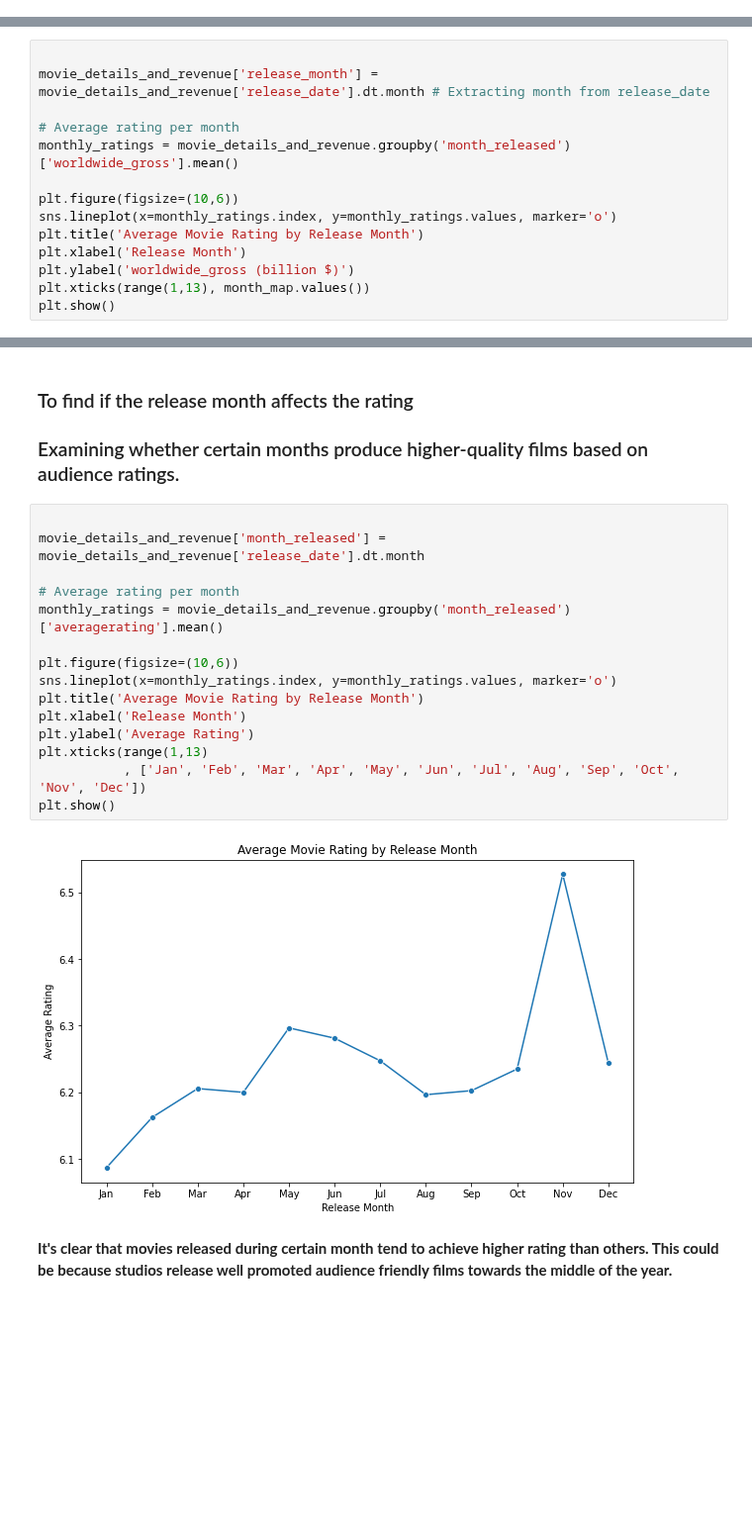
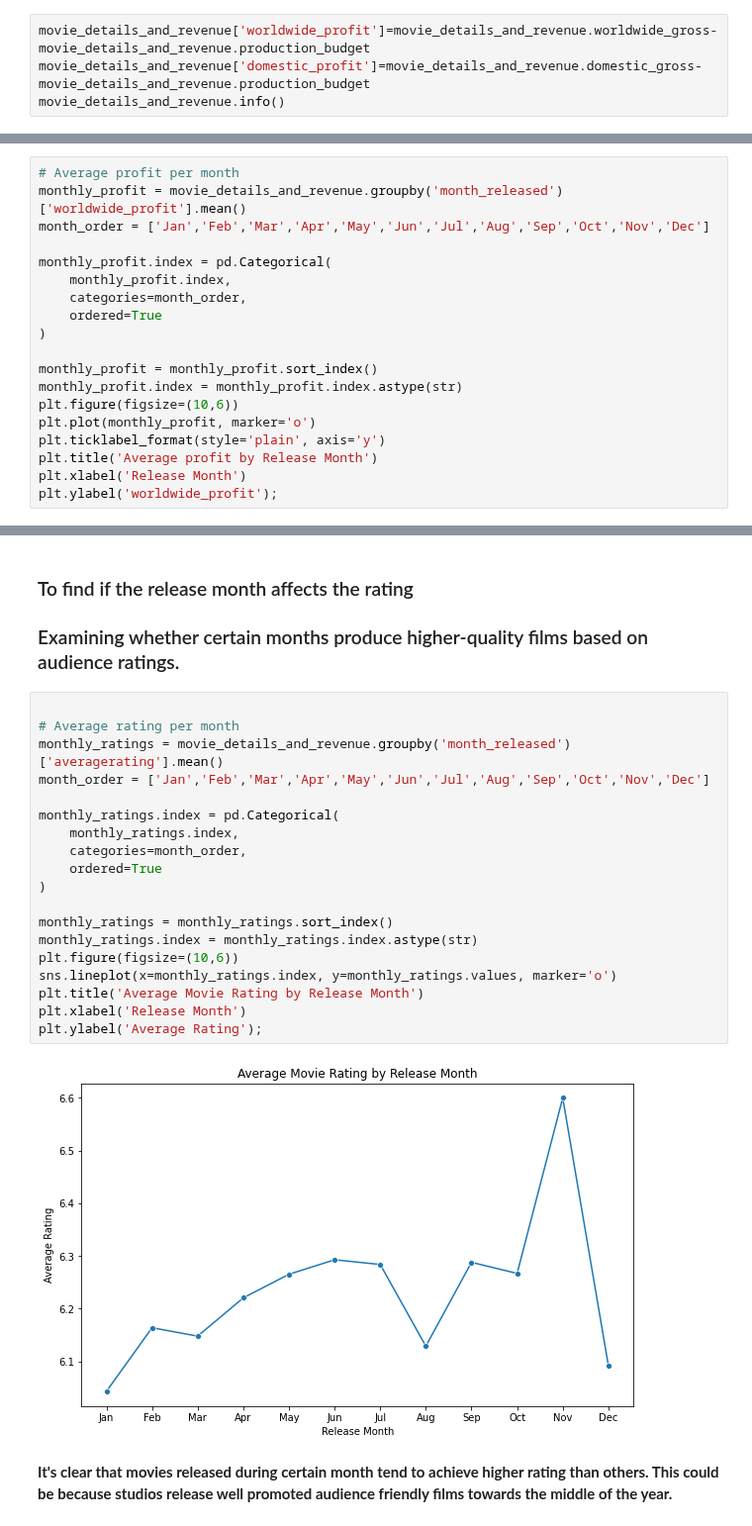
Before and after one commit to Graham-49/Phase2-project, a Jupyter notebook: index.ipynb, the cells around one changed output, grey strips where cells are left out. Shown at 99% size. Cells and saved outputs as stored; diff of their text form; blank space fills up the shorter version.

```diff
--- a/index.ipynb
+++ b/index.ipynb
@@ -219,2 +257,6 @@ plt.tight_layout();
 # %% [markdown]
 **A mix of adventure, Drama, Sport and also a mix of Fantasy, Romance seem to yield high profit domestically and worldwide.**
+# %%
+movie_details_and_revenue['worldwide_profit']=movie_details_and_revenue.worldwide_gross-movie_details_and_revenue.production_budget
+movie_details_and_revenue['domestic_profit']=movie_details_and_revenue.domestic_gross-movie_details_and_revenue.production_budget
+movie_details_and_revenue.info()
@@ -385,15 +429,20 @@ memory usage: 322.6+ KB
 # %%
+# Average profit per month
+monthly_profit = movie_details_and_revenue.groupby('month_released')['worldwide_profit'].mean()
+month_order = ['Jan','Feb','Mar','Apr','May','Jun','Jul','Aug','Sep','Oct','Nov','Dec']
 
-movie_details_and_revenue['release_month'] = movie_details_and_revenue['release_date'].dt.month # Extracting month from release_date
+monthly_profit.index = pd.Categorical(
+    monthly_profit.index,
+    categories=month_order,
+    ordered=True
+)
 
-# Average rating per month
-monthly_ratings = movie_details_and_revenue.groupby('month_released')['worldwide_gross'].mean()
-
+monthly_profit = monthly_profit.sort_index()
+monthly_profit.index = monthly_profit.index.astype(str)
 plt.figure(figsize=(10,6))
-sns.lineplot(x=monthly_ratings.index, y=monthly_ratings.values, marker='o')
-plt.title('Average Movie Rating by Release Month')
+plt.plot(monthly_profit, marker='o')
+plt.ticklabel_format(style='plain', axis='y')
+plt.title('Average profit by Release Month')
 plt.xlabel('Release Month')
-plt.ylabel('worldwide_gross (billion $)')
-plt.xticks(range(1,13), month_map.values())
-plt.show()
+plt.ylabel('worldwide_profit');
 # %% [output]
@@ -456,22 +504,26 @@ plt.show()
 ### To find if the release month  affects the rating
 ### Examining whether certain months produce higher-quality films based on audience ratings.
 # %%
-
-movie_details_and_revenue['month_released'] = movie_details_and_revenue['release_date'].dt.month
 
 # Average rating per month
 monthly_ratings = movie_details_and_revenue.groupby('month_released')['averagerating'].mean()
+month_order = ['Jan','Feb','Mar','Apr','May','Jun','Jul','Aug','Sep','Oct','Nov','Dec']
 
+monthly_ratings.index = pd.Categorical(
+    monthly_ratings.index,
+    categories=month_order,
+    ordered=True
+)
+
+monthly_ratings = monthly_ratings.sort_index()
+monthly_ratings.index = monthly_ratings.index.astype(str)
 plt.figure(figsize=(10,6))
 sns.lineplot(x=monthly_ratings.index, y=monthly_ratings.values, marker='o')
 plt.title('Average Movie Rating by Release Month')
 plt.xlabel('Release Month')
-plt.ylabel('Average Rating')
-plt.xticks(range(1,13)
-           , ['Jan', 'Feb', 'Mar', 'Apr', 'May', 'Jun', 'Jul', 'Aug', 'Sep', 'Oct', 'Nov', 'Dec'])
-plt.show()
+plt.ylabel('Average Rating');
 # %% [output]
-[figure, old version]
+[figure, new version]
 # %% [markdown]
 **It's clear that movies released during certain month tend to achieve higher rating than others. This could be because studios release well promoted audience friendly films towards the middle of the year.**
 # %%
```
Also changed, not shown: parts of 25 cells of this notebook.
